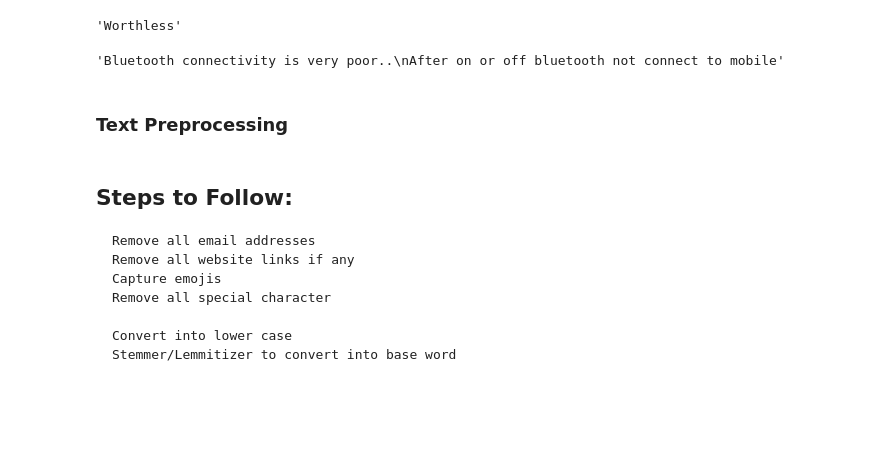
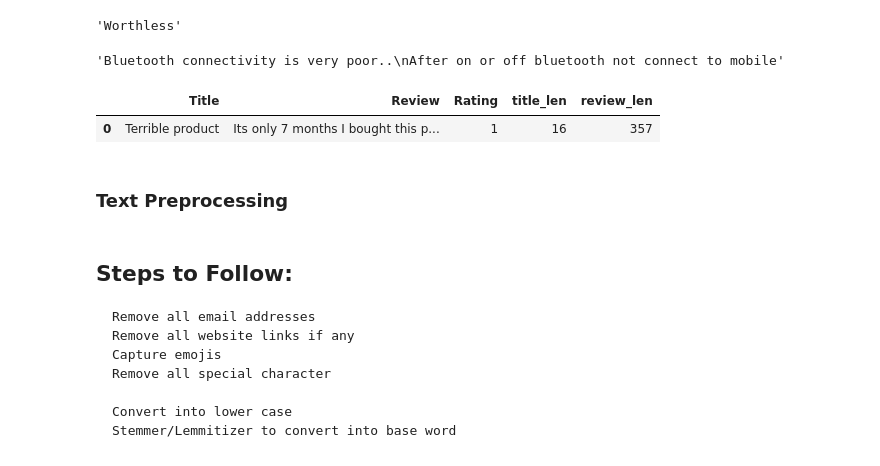
Before and after one commit to mohittomar2008/Rating-Prediction-over-reviews--NLP, a Jupyter notebook: Rating Prediction from Review.ipynb, the cells around one changed output. Saved outputs shown, nothing was run; the diff lists cells and outputs as text; code cells hidden in the pictures; blank space fills up the shorter version.

```diff
--- a/Rating Prediction from Review.ipynb
+++ b/Rating Prediction from Review.ipynb
@@ -164,6 +140,11 @@ df['Title'].loc[100]
 df['Review'].loc[100]
 # %% [output]
 'Bluetooth connectivity is very poor..\nAfter on or off bluetooth not connect to mobile'
+# %%
+df.head(1)
+# %% [output]
+|  | Title | Review | Rating | title_len | review_len |
+| 0 | Terrible product | Its only 7 months I bought this p... | 1 | 16 | 357 |
 # %% [markdown]
 ### Text Preprocessing
 # %% [markdown]
```
Also changed, not shown: parts of 27 cells of this notebook, 1 other file.
